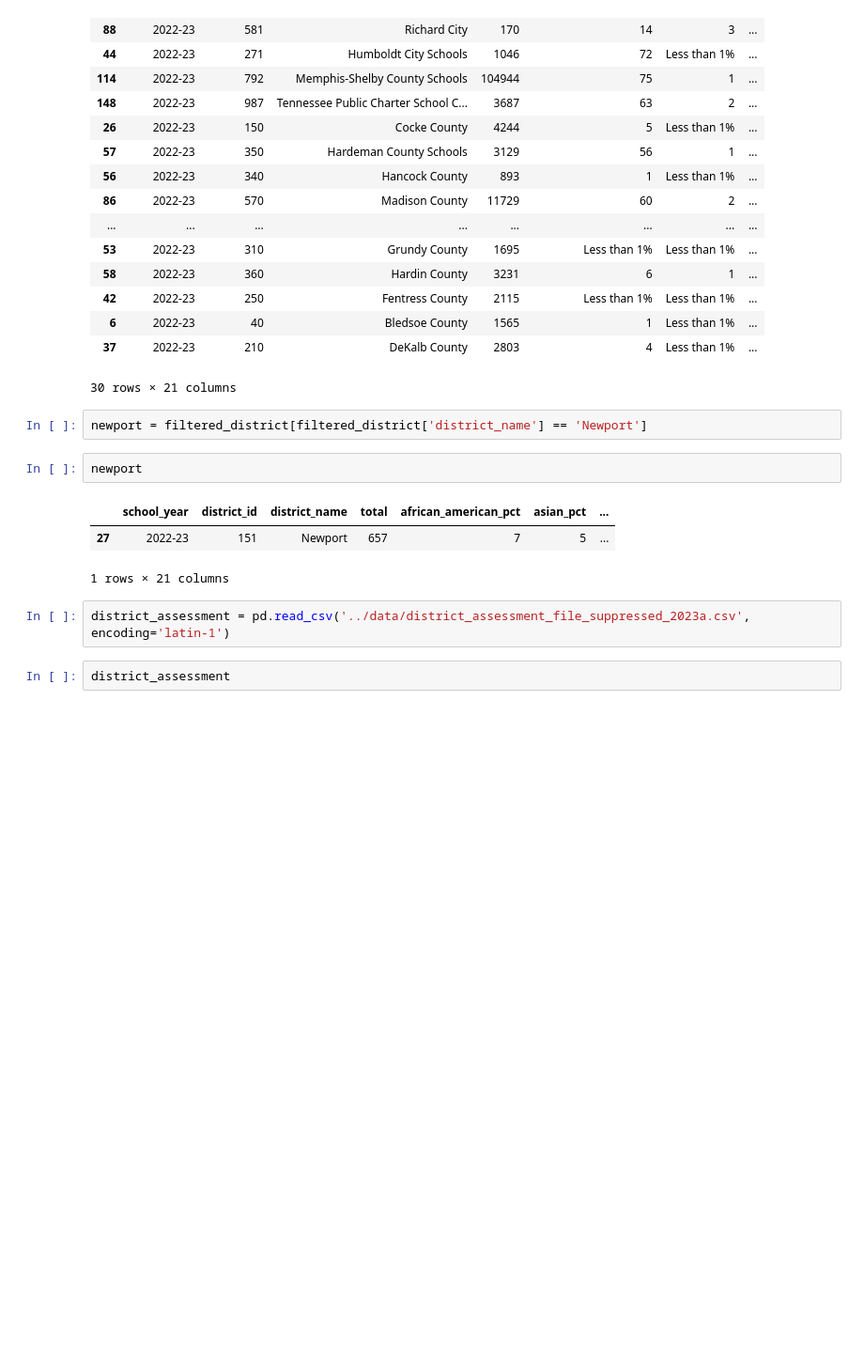
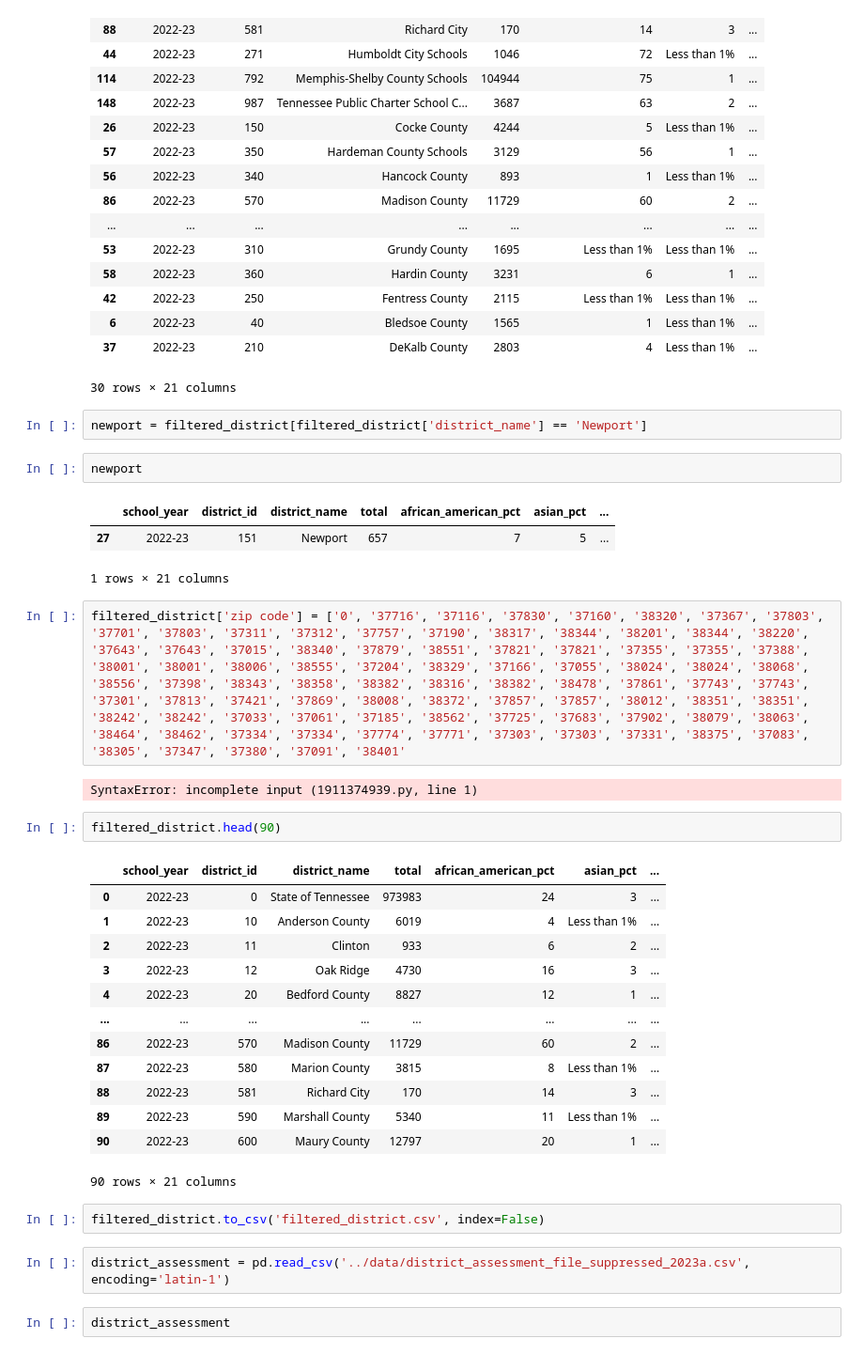
Before and after one commit to jmcapps/education_capstone, a Jupyter notebook: notebooks/test.ipynb, the cells around one changed output. Shown: that part at 94% size. Drawn from its saved outputs; the diff is of its cells as text; blank space fills up the shorter version.

```diff
--- a/notebooks/test.ipynb
+++ b/notebooks/test.ipynb
@@ -487,6 +489,28 @@ newport
 |  | school_year | district_id | district_name | total | african_american_pct | asian_pct | ... |
 | 27 | 2022-23 | 151 | Newport | 657 | 7 | 5 | ... |
 1 rows × 21 columns
+# %%
+filtered_district['zip code'] = ['0', '37716', '37116', '37830', '37160', '38320', '37367', '37803', '37701', '37803', '37311', '37312', '37757', '37190', '38317', '38344', '38201', '38344', '38220', '37643', '37643', '37015', '38340', '37879', '38551', '37821', '37821', '37355', '37355', '37388', '38001', '38001', '38006', '38555', '37204', '38329', '37166', '37055', '38024', '38024', '38068', '38556', '37398', '38343', '38358', '38382', '38316', '38382', '38478', '37861', '37743', '37743', '37301', '37813', '37421', '37869', '38008', '38372', '37857', '37857', '38012', '38351', '38351', '38242', '38242', '37033', '37061', '37185', '38562', '37725', '37683', '37902', '38079', '38063', '38464', '38462', '37334', '37334', '37774', '37771', '37303', '37303', '37331', '38375', '37083', '38305', '37347', '37380', '37091', '38401'
+# %% [output]
+SyntaxError: incomplete input (1911374939.py, line 1)
+# %%
+filtered_district.head(90)
+# %% [output]
+|  | school_year | district_id | district_name | total | african_american_pct | asian_pct | ... |
+| 0 | 2022-23 | 0 | State of Tennessee | 973983 | 24 | 3 | ... |
+| 1 | 2022-23 | 10 | Anderson County | 6019 | 4 | Less than 1% | ... |
+| 2 | 2022-23 | 11 | Clinton | 933 | 6 | 2 | ... |
+| 3 | 2022-23 | 12 | Oak Ridge | 4730 | 16 | 3 | ... |
+| 4 | 2022-23 | 20 | Bedford County | 8827 | 12 | 1 | ... |
+| ... | ... | ... | ... | ... | ... | ... | ... |
+| 86 | 2022-23 | 570 | Madison County | 11729 | 60 | 2 | ... |
+| 87 | 2022-23 | 580 | Marion County | 3815 | 8 | Less than 1% | ... |
+| 88 | 2022-23 | 581 | Richard City | 170 | 14 | 3 | ... |
+| 89 | 2022-23 | 590 | Marshall County | 5340 | 11 | Less than 1% | ... |
+| 90 | 2022-23 | 600 | Maury County | 12797 | 20 | 1 | ... |
+90 rows × 21 columns
+# %%
+filtered_district.to_csv('filtered_district.csv', index=False)
 # %%
 district_assessment = pd.read_csv('../data/district_assessment_file_suppressed_2023a.csv', encoding='latin-1')
 # %%
```
Also changed, not shown: parts of 9 cells of this notebook, 3 other files.
